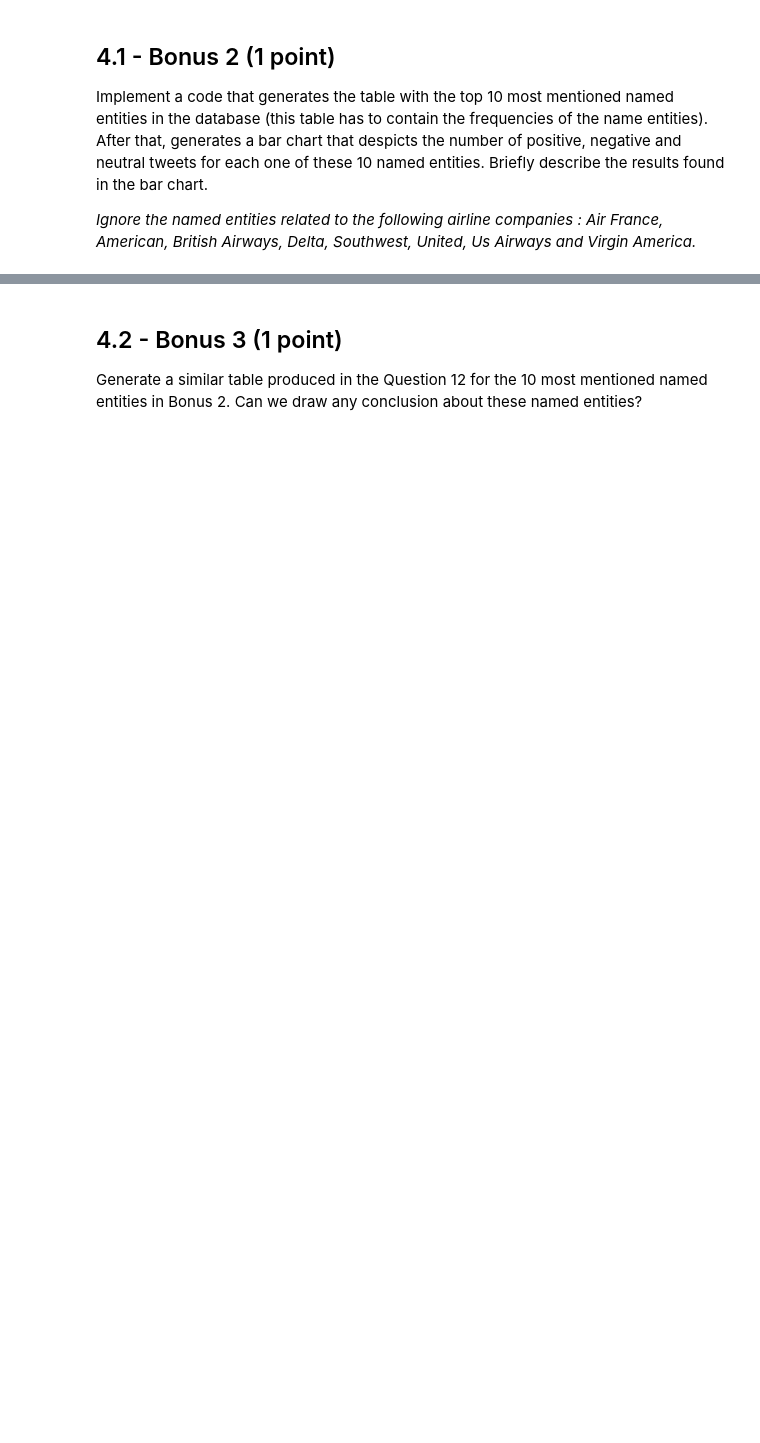
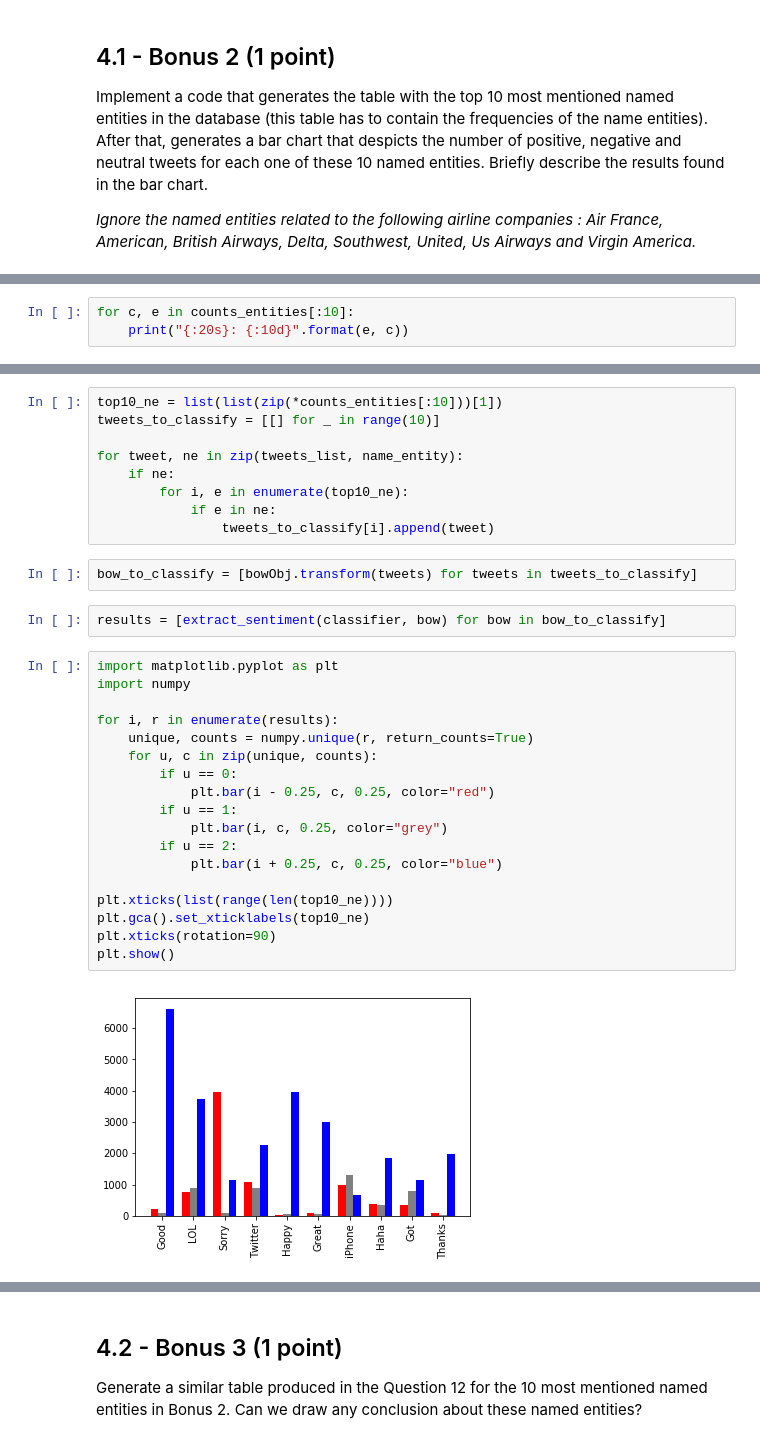
Before and after one commit to TheoMoins/INF8111-Assignment, a Jupyter notebook: 01/notebook.ipynb, the cells around one changed output, grey strips where cells are left out. Drawn from its saved outputs; the diff is of its cells as text; blank space fills up the shorter version.

```diff
--- a/01/notebook.ipynb
+++ b/01/notebook.ipynb
@@ -1011,0 +1016,3 @@ Implement a code that generates the table with the top 10 most mentioned named e
+# %%
+for c, e in counts_entities[:10]:
+    print("{:20s}: {:10d}".format(e, c))
@@ -1011,0 +1030,33 @@ Implement a code that generates the table with the top 10 most mentioned named e
+# %%
+top10_ne = list(list(zip(*counts_entities[:10]))[1])
+tweets_to_classify = [[] for _ in range(10)]
+
+for tweet, ne in zip(tweets_list, name_entity):
+    if ne:
+        for i, e in enumerate(top10_ne):
+            if e in ne:
+                tweets_to_classify[i].append(tweet)
+# %%
+bow_to_classify = [bowObj.transform(tweets) for tweets in tweets_to_classify]
+# %%
+results = [extract_sentiment(classifier, bow) for bow in bow_to_classify]
+# %%
+import matplotlib.pyplot as plt
+import numpy
+
+for i, r in enumerate(results):
+    unique, counts = numpy.unique(r, return_counts=True)
+    for u, c in zip(unique, counts):
+        if u == 0:
+            plt.bar(i - 0.25, c, 0.25, color="red")
+        if u == 1:
+            plt.bar(i, c, 0.25, color="grey")
+        if u == 2:
+            plt.bar(i + 0.25, c, 0.25, color="blue")
+
+plt.xticks(list(range(len(top10_ne))))
+plt.gca().set_xticklabels(top10_ne)
+plt.xticks(rotation=90)
+plt.show()
+# %% [output]
+[figure, added]
```
Also changed, not shown: parts of 15 cells of this notebook.
